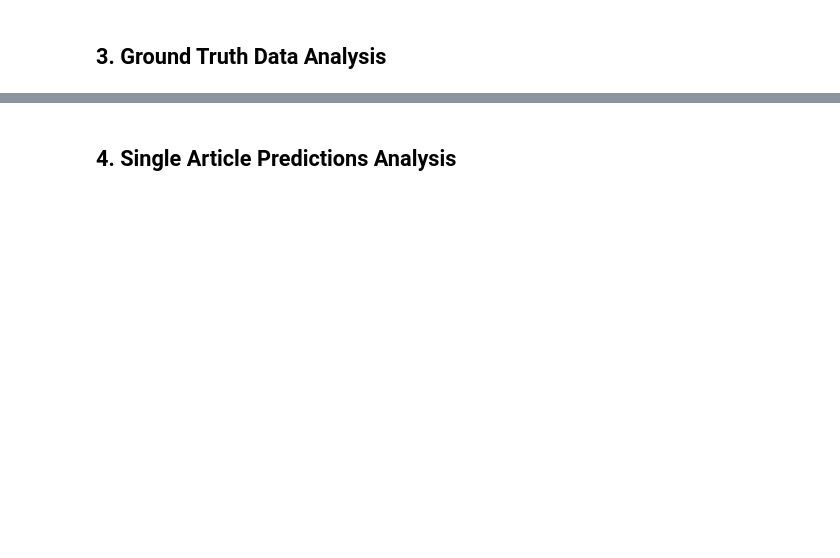
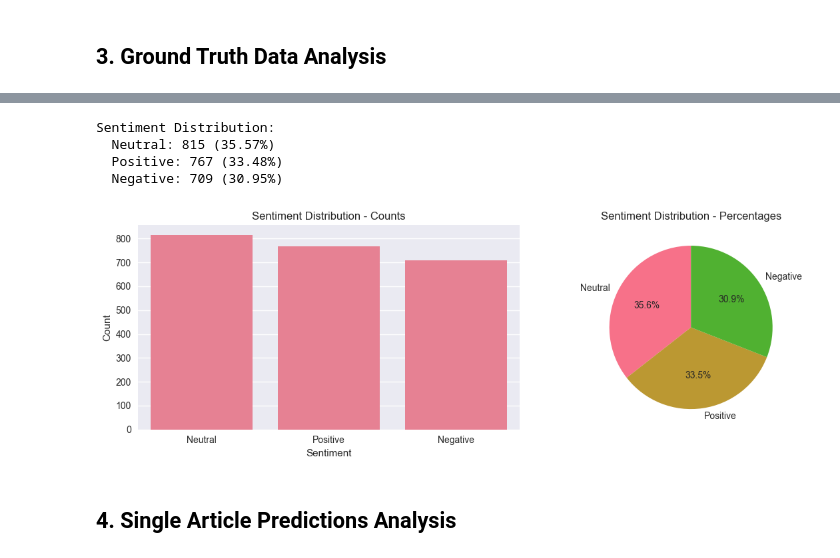
Before and after one commit to longkvy/mura-finance, a Jupyter notebook: notebooks/01_data_exploration.ipynb, the cells around one changed output, grey strips where cells are left out. Cells and saved outputs as stored; diff of their text form; code cells hidden in the pictures; blank space fills up the shorter version.

```diff
--- a/notebooks/01_data_exploration.ipynb
+++ b/notebooks/01_data_exploration.ipynb
@@ -79,40 +125,42 @@ if "ground_truth" in data:
 # %%
 # Sentiment distribution with visualization
-if "ground_truth" in data and "true_sentiment" in data["ground_truth"].columns:
-    df_gt = data["ground_truth"]
+if 'ground_truth' in data and 'true_sentiment' in data['ground_truth'].columns:
+    df_gt = data['ground_truth']
 
-    sentiment_dist = analyze_sentiment_distribution(df_gt, "true_sentiment")
+    sentiment_dist = analyze_sentiment_distribution(df_gt, 'true_sentiment')
 
     print("Sentiment Distribution:")
-    for sentiment, count in sentiment_dist["counts"].items():
-        pct = sentiment_dist["percentages"].get(sentiment, 0)
+    for sentiment, count in sentiment_dist['counts'].items():
+        pct = sentiment_dist['percentages'].get(sentiment, 0)
         print(f"  {sentiment}: {count} ({pct}%)")
 
     # Visualization
     fig, (ax1, ax2) = plt.subplots(1, 2, figsize=(12, 4))
 
     # Bar chart
-    sentiment_df = pd.DataFrame(
-        {
-            "Sentiment": list(sentiment_dist["counts"].keys()),
-            "Count": list(sentiment_dist["counts"].values()),
-        }
-    )
-    sns.barplot(data=sentiment_df, x="Sentiment", y="Count", ax=ax1)
-    ax1.set_title("Sentiment Distribution - Counts")
-    ax1.set_ylabel("Count")
+    sentiment_df = pd.DataFrame({
+        'Sentiment': list(sentiment_dist['counts'].keys()),
+        'Count': list(sentiment_dist['counts'].values())
+    })
+    sns.barplot(data=sentiment_df, x='Sentiment', y='Count', ax=ax1)
+    ax1.set_title('Sentiment Distribution - Counts')
+    ax1.set_ylabel('Count')
 
     # Pie chart
-    ax2.pie(
-        sentiment_dist["counts"].values(),
-        labels=sentiment_dist["counts"].keys(),
-        autopct="%1.1f%%",
-        startangle=90,
-    )
-    ax2.set_title("Sentiment Distribution - Percentages")
+    ax2.pie(sentiment_dist['counts'].values(),
+            labels=sentiment_dist['counts'].keys(),
+            autopct='%1.1f%%',
+            startangle=90)
+    ax2.set_title('Sentiment Distribution - Percentages')
 
     plt.tight_layout()
     plt.show()
+# %% [output]
+Sentiment Distribution:
+  Neutral: 815 (35.57%)
+  Positive: 767 (33.48%)
+  Negative: 709 (30.95%)
+[figure, added]
 # %% [markdown]
 ## 4. Single Article Predictions Analysis
 # %%
```
Also changed, not shown: parts of 6 cells of this notebook, 9 other files.
